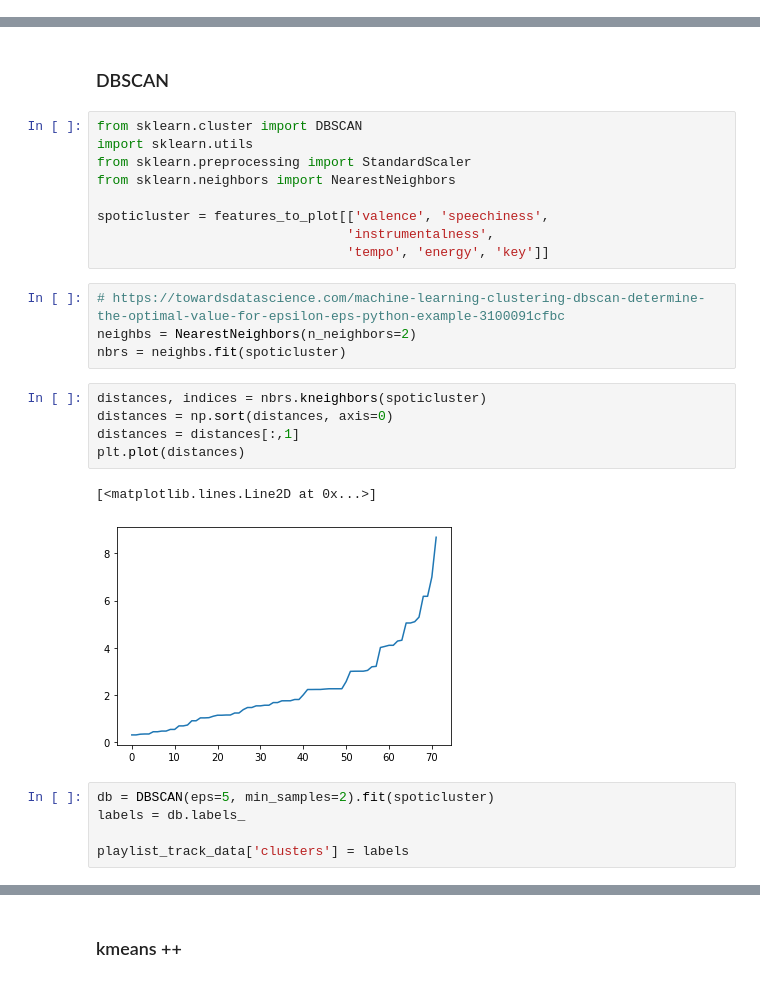
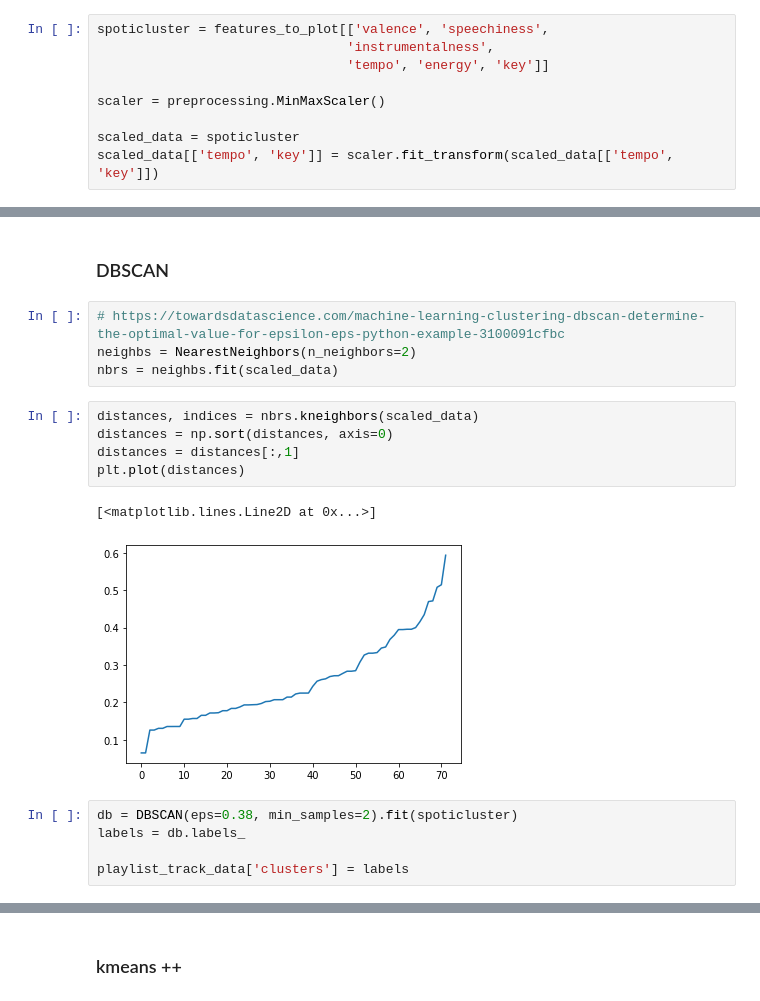
Before and after one commit to jessimk/spotifyAPIwerkwerkwerk, a Jupyter notebook: spotify_top_tracks.ipynb, the cells around one changed output, grey strips where cells are left out. Cells and saved outputs as stored; diff of their text form.

```diff
--- a/spotify_top_tracks.ipynb
+++ b/spotify_top_tracks.ipynb
@@ -191,0 +248,9 @@ sns.heatmap(features_to_plot.corr())
+# %%
+spoticluster = features_to_plot[['valence', 'speechiness',
+                                'instrumentalness',
+                                'tempo', 'energy', 'key']]
+
+scaler = preprocessing.MinMaxScaler()
+
+scaled_data = spoticluster
+scaled_data[['tempo', 'key']] = scaler.fit_transform(scaled_data[['tempo', 'key']])
@@ -192,28 +305,19 @@ sns.heatmap(features_to_plot.corr())
 # %% [markdown]
 ### DBSCAN
-# %%
-from sklearn.cluster import DBSCAN
-import sklearn.utils
-from sklearn.preprocessing import StandardScaler
-from sklearn.neighbors import NearestNeighbors
-
-spoticluster = features_to_plot[['valence', 'speechiness',
-                                'instrumentalness',
-                                'tempo', 'energy', 'key']]
 # %%
 # https://towardsdatascience.com/machine-learning-clustering-dbscan-determine-the-optimal-value-for-epsilon-eps-python-example-3100091cfbc
 neighbs = NearestNeighbors(n_neighbors=2)
-nbrs = neighbs.fit(spoticluster)
+nbrs = neighbs.fit(scaled_data)
 # %%
-distances, indices = nbrs.kneighbors(spoticluster)
+distances, indices = nbrs.kneighbors(scaled_data)
 distances = np.sort(distances, axis=0)
 distances = distances[:,1]
 plt.plot(distances)
 # %% [output]
 [<matplotlib.lines.Line2D at 0x...>]
-[figure, old version]
+[figure, new version]
 # %%
-db = DBSCAN(eps=5, min_samples=2).fit(spoticluster)
+db = DBSCAN(eps=0.38, min_samples=2).fit(spoticluster)
 labels = db.labels_
 
 playlist_track_data['clusters'] = labels
```
Also changed, not shown: parts of 29 cells of this notebook.
